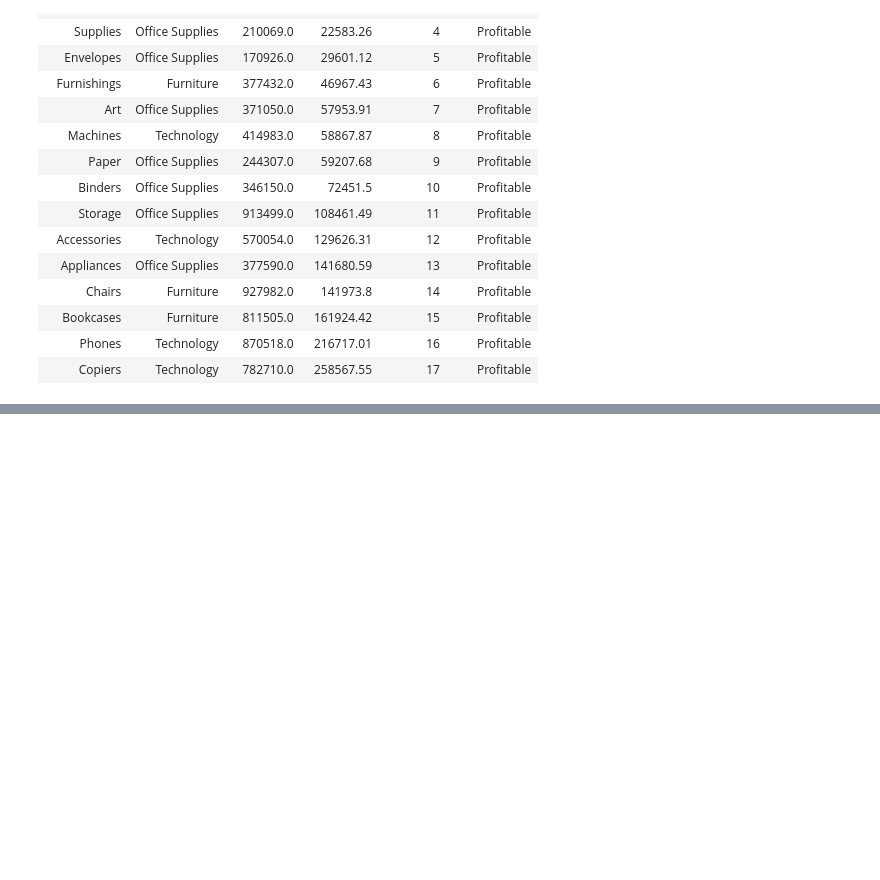
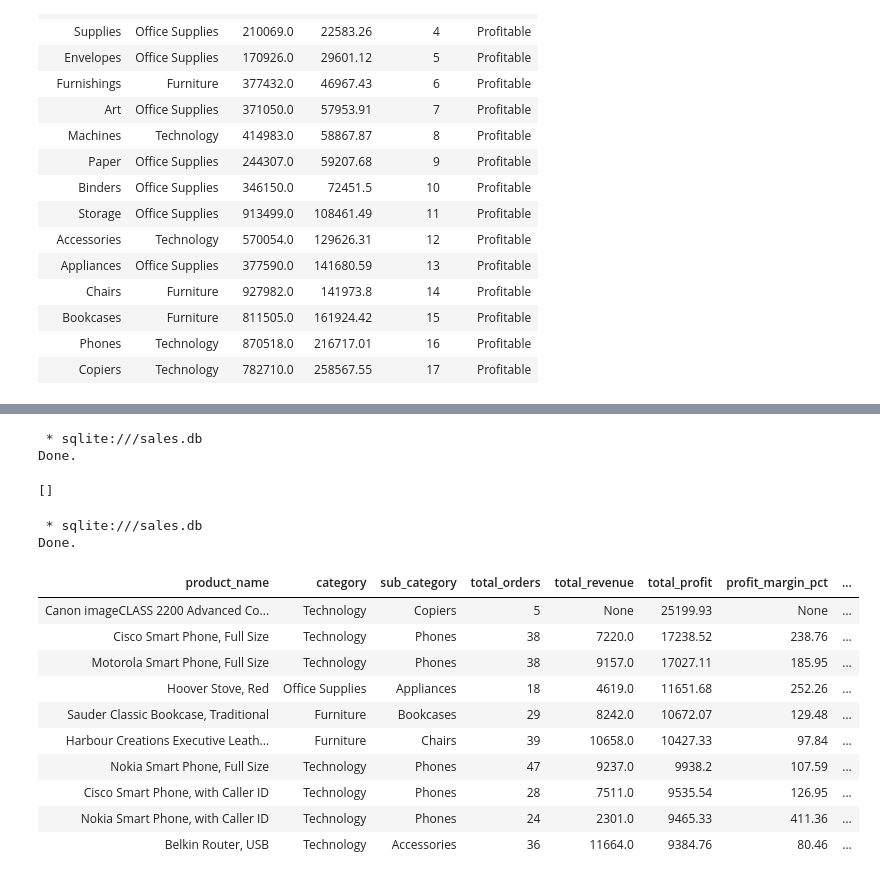
Before and after one commit to moztarib/data-analytics-sql, a Jupyter notebook: notebooks/00_load_data.ipynb, the cells around one changed output, grey strips where cells are left out. Drawn from its saved outputs; the diff is of its cells as text; code cells hidden in the pictures; blank space fills up the shorter version.

```diff
--- a/notebooks/00_load_data.ipynb
+++ b/notebooks/00_load_data.ipynb
@@ -881,0 +949,60 @@ All other 16 sub-categories are profitable.
+# %%
+%%sql
+
+CREATE VIEW IF NOT EXISTS report_products AS
+
+WITH product_summary AS (
+    SELECT
+        p.product_name,
+        p.category,
+        p.sub_category,
+        COUNT(DISTINCT f.order_id)   AS total_orders,
+        ROUND(SUM(f.sales), 2)       AS total_revenue,
+        ROUND(SUM(f.profit), 2)      AS total_profit,
+        ROUND(SUM(f.profit) /
+              SUM(f.sales) * 100, 2) AS profit_margin_pct,
+        MIN(f.order_date)            AS first_order,
+        MAX(f.order_date)            AS last_order
+    FROM fact_orders f
+    JOIN dim_products p ON f.product_id = p.product_id
+    GROUP BY p.product_name, p.category
+)
+SELECT
+    product_name,
+    category,
+    sub_category,
+    total_orders,
+    total_revenue,
+    total_profit,
+    profit_margin_pct,
+    first_order,
+    last_order,
+    CASE
+        WHEN total_profit > 10000 THEN 'High Performer'
+        WHEN total_profit > 5000  THEN 'Mid Performer'
+        WHEN total_profit > 1000  THEN 'Low performer'
+        ELSE 'Losing Money'
+    END AS product_segment
+FROM product_summary
+ORDER BY total_profit DESC;
+# %% [output]
+ * sqlite:///sales.db
+Done.
+[]
+# %%
+%%sql
+SELECT * FROM report_products LIMIT 10;
+# %% [output]
+ * sqlite:///sales.db
+Done.
+| product_name | category | sub_category | total_orders | total_revenue | total_profit | profit_margin_pct | ... |
+| Canon imageCLASS 2200 Advanced Co... | Technology | Copiers | 5 | None | 25199.93 | None | ... |
+| Cisco Smart Phone, Full Size | Technology | Phones | 38 | 7220.0 | 17238.52 | 238.76 | ... |
+| Motorola Smart Phone, Full Size | Technology | Phones | 38 | 9157.0 | 17027.11 | 185.95 | ... |
+| Hoover Stove, Red | Office Supplies | Appliances | 18 | 4619.0 | 11651.68 | 252.26 | ... |
+| Sauder Classic Bookcase, Traditional | Furniture | Bookcases | 29 | 8242.0 | 10672.07 | 129.48 | ... |
+| Harbour Creations Executive Leath... | Furniture | Chairs | 39 | 10658.0 | 10427.33 | 97.84 | ... |
+| Nokia Smart Phone, Full Size | Technology | Phones | 47 | 9237.0 | 9938.2 | 107.59 | ... |
+| Cisco Smart Phone, with Caller ID | Technology | Phones | 28 | 7511.0 | 9535.54 | 126.95 | ... |
+| Nokia Smart Phone, with Caller ID | Technology | Phones | 24 | 2301.0 | 9465.33 | 411.36 | ... |
+| Belkin Router, USB | Technology | Accessories | 36 | 11664.0 | 9384.76 | 80.46 | ... |
```
Also changed, not shown: parts of 6 cells of this notebook, 6 other files.
